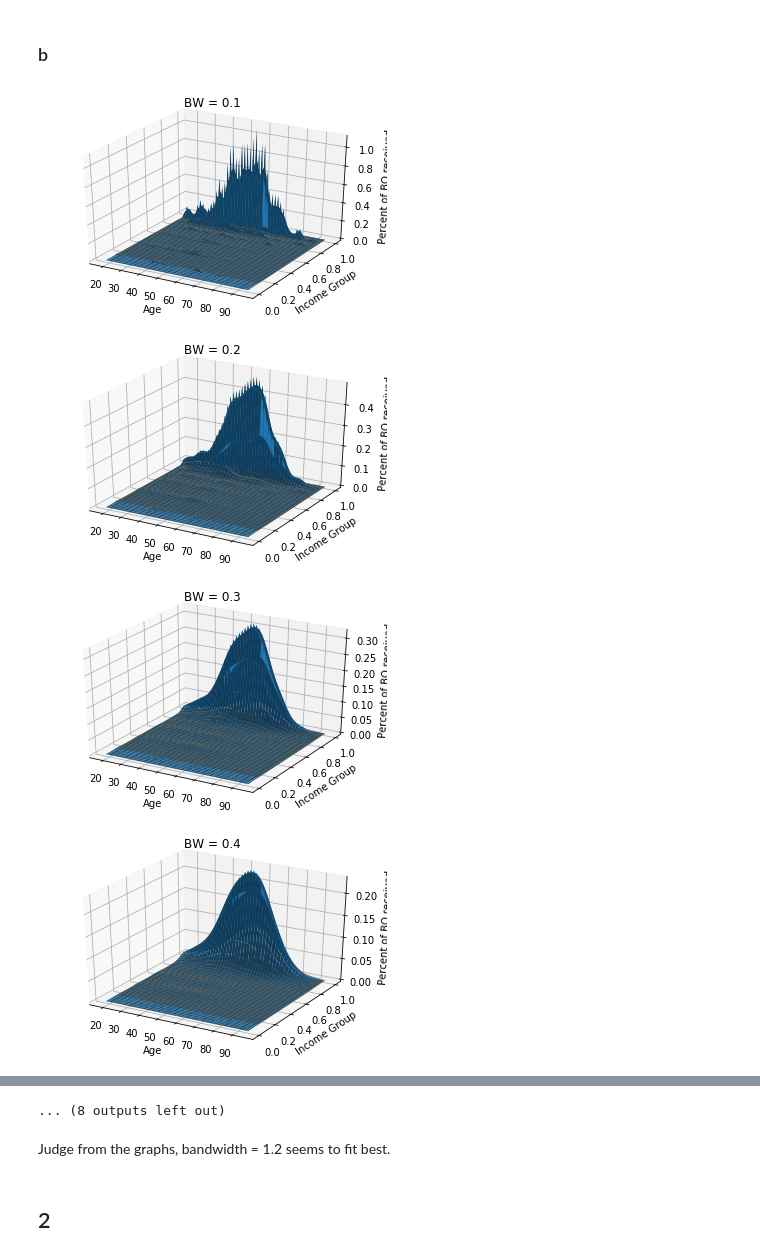
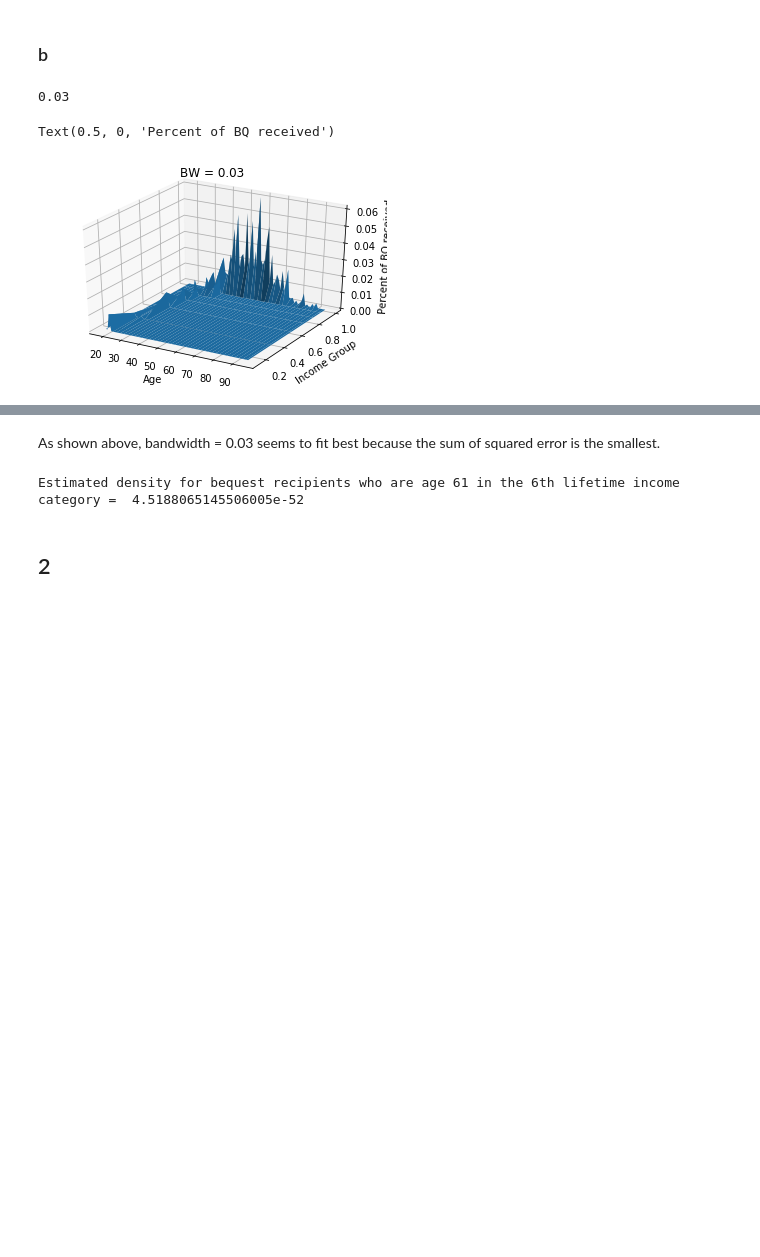
Before and after one commit to zeyuxu1997/persp-research-econ_Spr19, a Jupyter notebook: ProblemSets/PS1/PS1.ipynb, the cells around one changed output, grey strips where cells are left out. Cells and saved outputs as stored; diff of their text form; code cells hidden in the pictures; blank space fills up the shorter version.

```diff
--- a/ProblemSets/PS1/PS1.ipynb
+++ b/ProblemSets/PS1/PS1.ipynb
@@ -60,15 +62,3 @@ for k in range(1,78*7):
 for i in range(78):
     for j in range(7):
         bq_matrix[7*i+j,1] = lambdas_mdpts[j]
-# %%
-def simulation(n):
-    Data = np.zeros((n,2))
-    for i in range(n):
-        num = random.uniform(0,1)
-        for k in range(78*7-1):
-            if num >= bq_matrix[k,2] and num < bq_matrix[k+1,2]:
-                Data[i,0] = bq_matrix[k,0]
-                Data[i,1] = bq_matrix[k,1]
-                continue
-    return Data
-Data_sim = simulation(100000)
@@ -75,27 +90,29 @@ Data_sim = simulation(100000)
 # %%
-age_min = 18
-age_max = 95
-income_min = 0
-income_max = 1
-ages, incomes = np.mgrid[age_min:age_max:100j,
-                         income_min:income_max:100j]
-bw_best = 0.1
-loss_min = np.inf
+bw_best = 0.01
+loss_best = np.inf
 for i in range(20):
-    bw = (i+1)*0.1
-    kde = gaussian_kde(Data_sim.T, bw_method = bw)
-    coords = np.vstack([item.ravel() for item in [ages, incomes]])
-    density = np.reshape(kde(coords), ages.shape)
-    fig = plt.figure()
-    ax = fig.add_subplot(111, projection ='3d')
-    ax.plot_surface(ages, incomes, density)
-    ax.plot_surface(age_mat, income_mat, BQ_mat)
-    ax.set_title('BW = {:.1f}'.format(bw))
-    ax.set_xlabel('Age')
-    ax.set_ylabel('Income Group')
-    ax.set_zlabel('Percent of BQ received')
+    bw = (i+1)*0.01
+    kde = gaussian_kde(Data_sim, bw_method = bw)
+    coords = np.vstack([item.ravel() for item in [age_mat, income_mat]])
+    density = np.reshape(kde(coords), age_mat.shape)
+    density_scaled = density/density.sum()
+    loss = ((density_scaled - BQ_mat)**2).sum()
+    if loss < loss_best:
+        loss_best = loss
+        bw_best = bw
+print(bw_best)
+kde = gaussian_kde(Data_sim, bw_method = bw_best)
+coords = np.vstack([item.ravel() for item in [age_mat, income_mat]])
+density = np.reshape(kde(coords), age_mat.shape)
+density_scaled = density/density.sum()
+fig = plt.figure()
+ax = fig.add_subplot(111, projection ='3d')
+ax.plot_surface(age_mat, income_mat, density_scaled)
+ax.set_title('BW = {:.2f}'.format(bw_best))
+ax.set_xlabel('Age')
+ax.set_ylabel('Income Group')
+ax.set_zlabel('Percent of BQ received')
 # %% [output]
+0.03
+Text(0.5, 0, 'Percent of BQ received')
-[figure, old version]
+[figure, new version]
-[figure, removed]
-[figure, removed]
-[figure, removed]
@@ -110,6 +119,9 @@ for i in range(20):
-... (8 outputs left out)
-# %% [markdown]
-Judge from the graphs, bandwidth = 1.2 seems to fit best.
+# %% [markdown]
+As shown above, bandwidth = 0.03 seems to fit best because the sum of squared error is the smallest.
+# %%
+print("Estimated density for bequest recipients who are age 61 in the 6th lifetime income category = ", density_scaled[43][5])
+# %% [output]
+Estimated density for bequest recipients who are age 61 in the 6th lifetime income category =  4.5188065145506005e-52
 # %% [markdown]
 ## 2
 # %%
```
Also changed, not shown: parts of 5 cells of this notebook, 1 other file.
